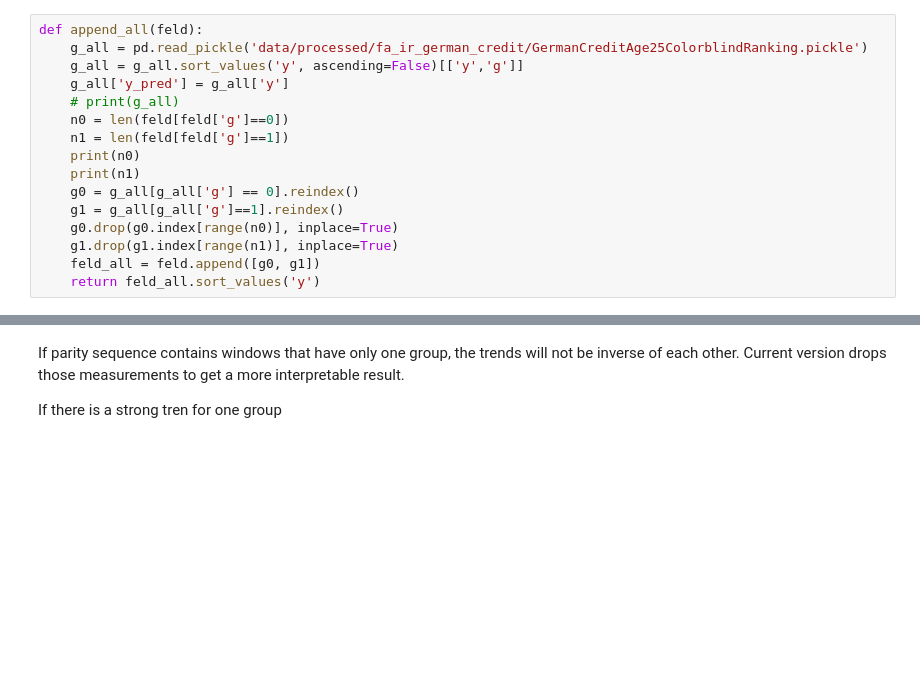
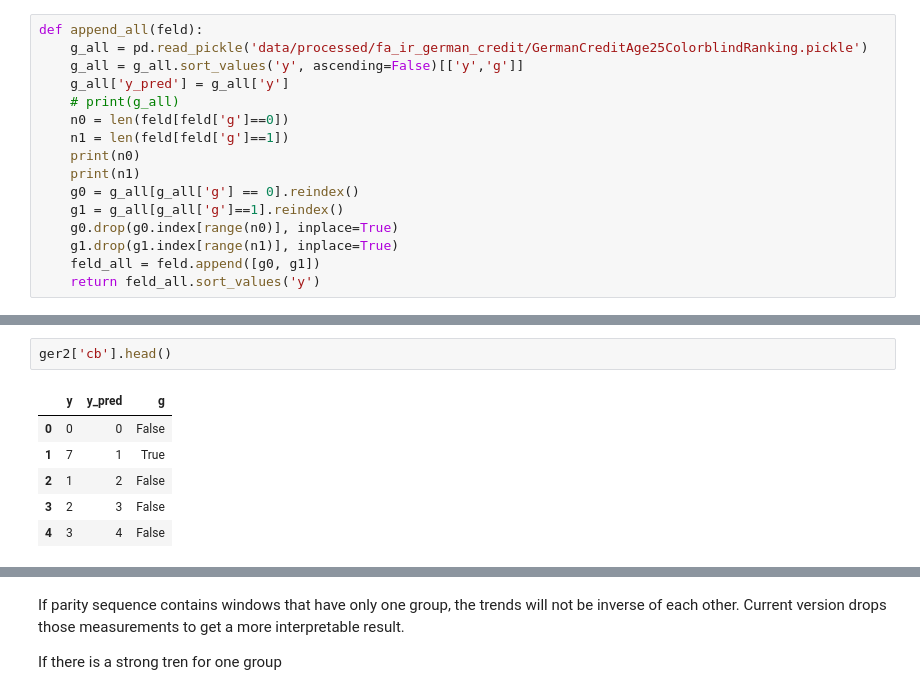
Before and after one commit to caitlinkuhlman/fair_ranking, a Jupyter notebook: diagnostics_FA_IR_datasets.ipynb, the cells around one changed output, grey strips where cells are left out. Saved outputs shown, nothing was run; the diff lists cells and outputs as text; blank space fills up the shorter version.

```diff
--- a/diagnostics_FA_IR_datasets.ipynb
+++ b/diagnostics_FA_IR_datasets.ipynb
@@ -235 +238,10 @@ def plot_rank(data):
+# %%
+ger2['cb'].head()
+# %% [output]
+|  | y | y_pred | g |
+| 0 | 0 | 0 | False |
+| 1 | 7 | 1 | True |
+| 2 | 1 | 2 | False |
+| 3 | 2 | 3 | False |
+| 4 | 3 | 4 | False |
 # %%
```
Also changed, not shown: parts of 13 cells of this notebook, 1 other file.
